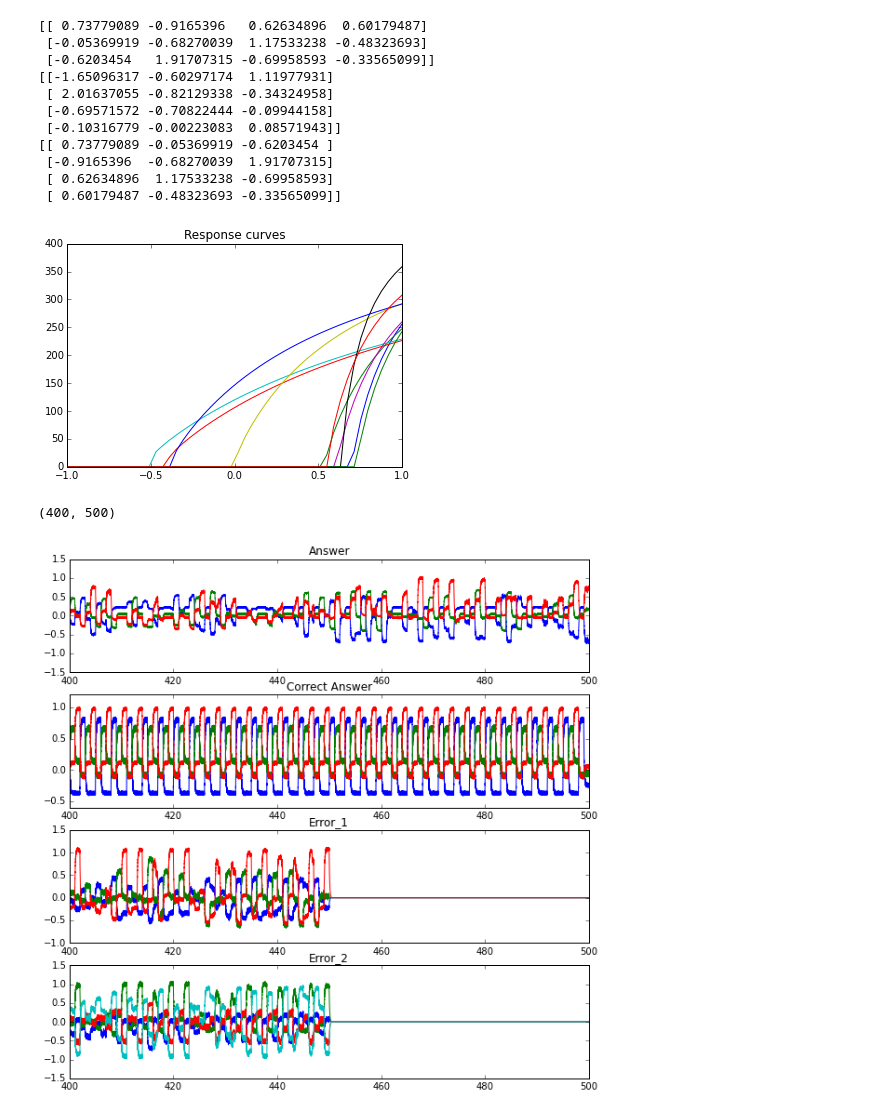
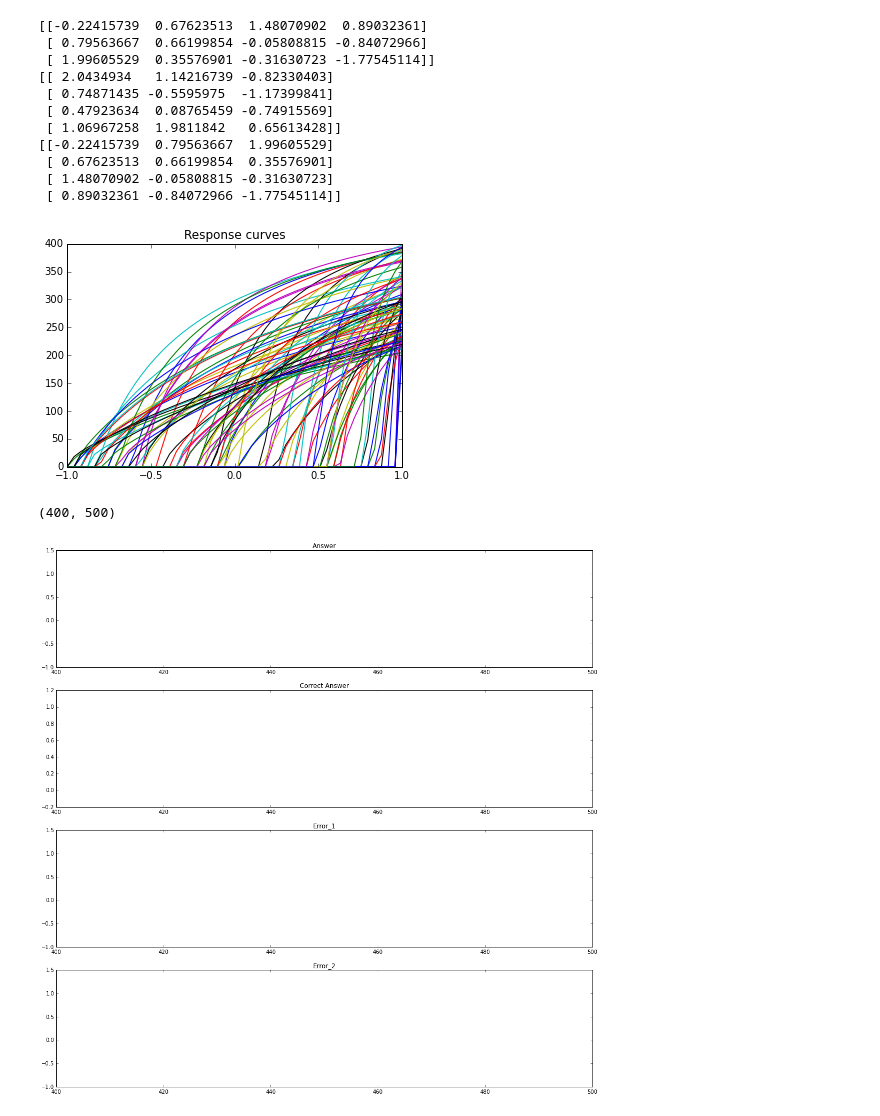
Before and after one commit to s72sue/Neural-Networks, a Jupyter notebook: Backpropagation/Backprop.ipynb, the cells around one changed output. Cells and saved outputs as stored; diff of their text form; code cells hidden in the pictures.

```diff
--- a/Backpropagation/Backprop.ipynb
+++ b/Backpropagation/Backprop.ipynb
@@ -29,11 +29,11 @@ def generateData(n):
 Populating the interactive namespace from numpy and matplotlib
 [interactive output not drawn]
 # %%
-N = 10 #number of neurons
+N = 100 #number of neurons
 D_inp = 3
 D_hl = 4
 D_out = 3
-samples = 500
+samples = 200
 model = nengo.Network('Backpropagation')
 data = generateData(samples)
 
@@ -140,53 +140,53 @@ with model:
 sim = nengo.Simulator(model)
 #for times in range(5):
     #sim.run(100.0)
-sim.run(500.0)
+sim.run(200.0)
 t = sim.trange()
 # %%
 print conn_1.transform
 print conn_2.transform
 print conn_3.transform
 
 #print sim.data[conn2_p].shape
 #print sim.data[conn2_p1].shape
 
 plt.figure()
 plt.plot(*response_curves(answer, sim))
 plt.title("Response curves")
 plt.show()
 
-fig = figure(figsize=(10,10))
+fig = figure(figsize=(18,18))
 p1 = fig.add_subplot(4,1,1)
 p1.plot(t, sim.data[answer_p])
 p1.set_title("Answer")
-p1.set_xlim(400,500)
+p1.set_xlim(400,sim_time)
 
 p2 = fig.add_subplot(4,1,2)
 p2.plot(t, sim.data[correct_answer_p])
 p2.set_title("Correct Answer")
 p2.set_xlim(400,500)
 
 p3 = fig.add_subplot(4,1,3)
 p3.plot(t, sim.data[error1_p])
 p3.set_title("Error_1")
 p3.set_xlim(400,500)
 
 p4 = fig.add_subplot(4,1,4)
 p4.plot(t, sim.data[error2_p])
 p4.set_title("Error_2")
 p4.set_xlim(400,500)
 # %% [output]
-[[ 0.73779089 -0.9165396   0.62634896  0.60179487]
- [-0.05369919 -0.68270039  1.17533238 -0.48323693]
- [-0.6203454   1.91707315 -0.69958593 -0.33565099]]
-[[-1.65096317 -0.60297174  1.11977931]
- [ 2.01637055 -0.82129338 -0.34324958]
- [-0.69571572 -0.70822444 -0.09944158]
- [-0.10316779 -0.00223083  0.08571943]]
-[[ 0.73779089 -0.05369919 -0.6203454 ]
- [-0.9165396  -0.68270039  1.91707315]
- [ 0.62634896  1.17533238 -0.69958593]
- [ 0.60179487 -0.48323693 -0.33565099]]
+[[-0.22415739  0.67623513  1.48070902  0.89032361]
+ [ 0.79563667  0.66199854 -0.05808815 -0.84072966]
+ [ 1.99605529  0.35576901 -0.31630723 -1.77545114]]
+[[ 2.0434934   1.14216739 -0.82330403]
+ [ 0.74871435 -0.5595975  -1.17399841]
+ [ 0.47923634  0.08765459 -0.74915569]
+ [ 1.06967258  1.9811842   0.65613428]]
+[[-0.22415739  0.79563667  1.99605529]
+ [ 0.67623513  0.66199854  0.35576901]
+ [ 1.48070902 -0.05808815 -0.31630723]
+ [ 0.89032361 -0.84072966 -1.77545114]]
-[figure, old version]
+[figure, new version]
 (400, 500)
-[figure, old version]
+[figure, new version]
```
Also changed, not shown: parts of 1 cell of this notebook, 9 other files.
